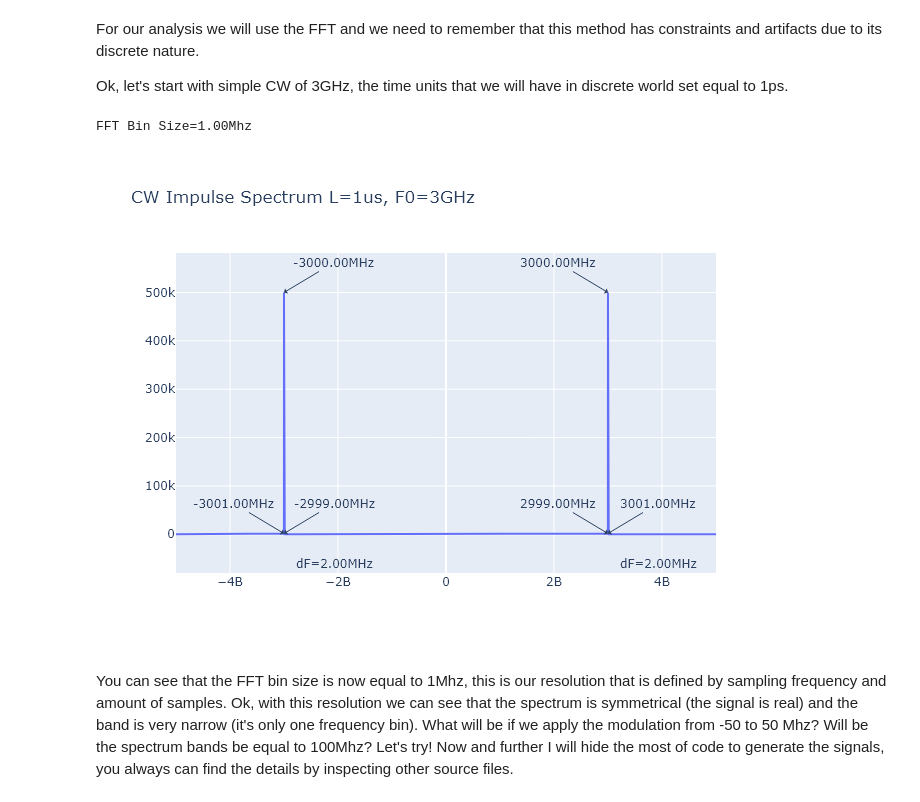
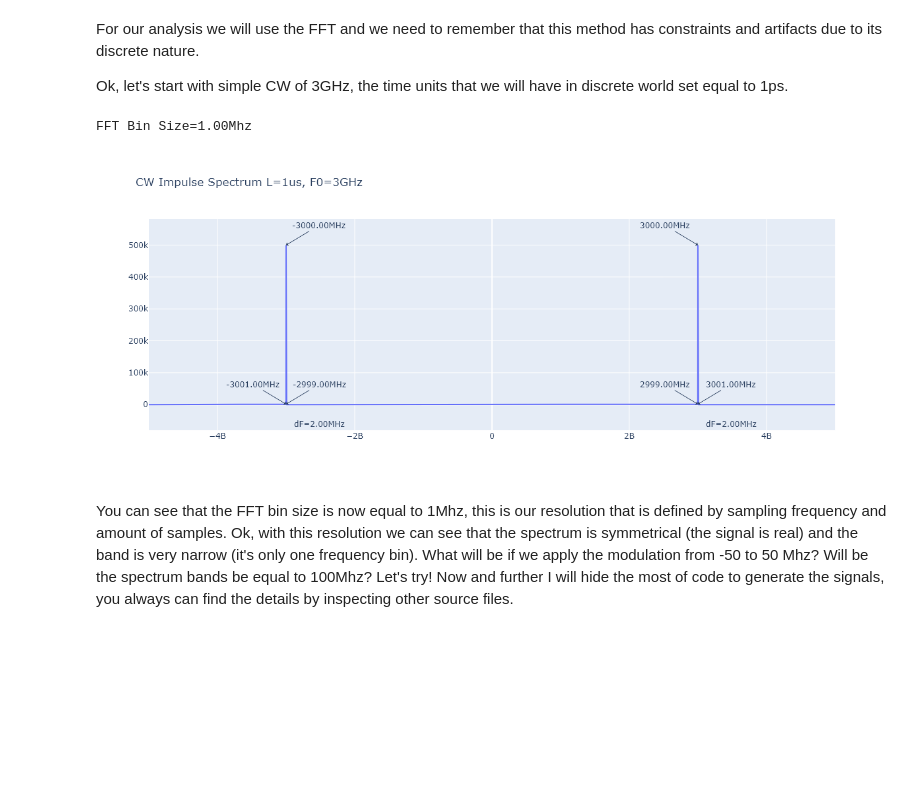
Before and after one commit to olddudealex/rf-notebooks, a Jupyter notebook: static/pulse-modulation_pt1-static.ipynb, the cells around one changed output. Saved outputs shown, nothing was run; the diff lists cells and outputs as text; code cells hidden in the pictures; blank space fills up the shorter version.

Commit message:
Updated static pages to have wide charts

```diff
--- a/static/pulse-modulation_pt1-static.ipynb
+++ b/static/pulse-modulation_pt1-static.ipynb
@@ -94,35 +94,35 @@ s_sec = 0 * (10**(-9))          # start of impulse    0ns
 sim_dur = 1000 * (10**(-9))     # simulation duration 1000ns
 N = sim_dur / tu                # amount of samples
 f_res = fs / N                  # FFT bin size
 
 L = int(L_sec/tu)               # length of impulse in time units
 s = int(s_sec/tu)               # start of impulse in time units
 e = s + L                       # end of simulation
 
 t = np.arange(0, sim_dur, tu)
 
 print(f"FFT Bin Size={f_res/1000000:.2f}Mhz")
 
 # create the impulse
 rf = np.zeros(t.shape)
 k = delta_f / (t[e] - t[s])
 rf[s:e] = (np.cos(2 * np.pi
                     * (f0 - delta_f / 2 + k * t[s:e] / 2)
                     * t[s:e]))
 
 data = pd.PlotData(rf, fs)
 data.trim_freq(-5 * 10**9, 5 * 10**9)
 fig = make_subplots(rows=1, cols=1)
 fig.add_trace(go.Scatter(x=data.freq_domain_x, y=data.freq_domain, name='RF CW spectrum'),
               row=1, col=1)
 pd.mark_peaks(fig, data, row=1, col=1)
 pd.mark_bands(fig, data, row=1, col=1)
 
-fig.update_layout(hovermode='x unified', height=500, title_text="CW Impulse Spectrum L=1us, F0=3GHz")
+fig.update_layout(hovermode='x unified', height=500, width=1200, title_text="CW Impulse Spectrum L=1us, F0=3GHz")
 fig.show()
 # %% [output]
 FFT Bin Size=1.00Mhz
-[figure, old version]
+[figure, new version]
 # %% [markdown]
 You can see that the FFT bin size is now equal to 1Mhz, this is our resolution that is defined by sampling frequency and amount of samples. Ok, with this resolution we can see that the spectrum is symmetrical (the signal is real) and the band is very narrow (it's only one frequency bin). What will be if we apply the modulation from -50 to 50 Mhz? Will be the spectrum bands be equal to 100Mhz? Let's try! Now and further I will hide the most of code to generate the signals, you always can find the details by inspecting other source files.
 # %%
```
Also changed, not shown: parts of 7 cells of this notebook, 3 other files.
